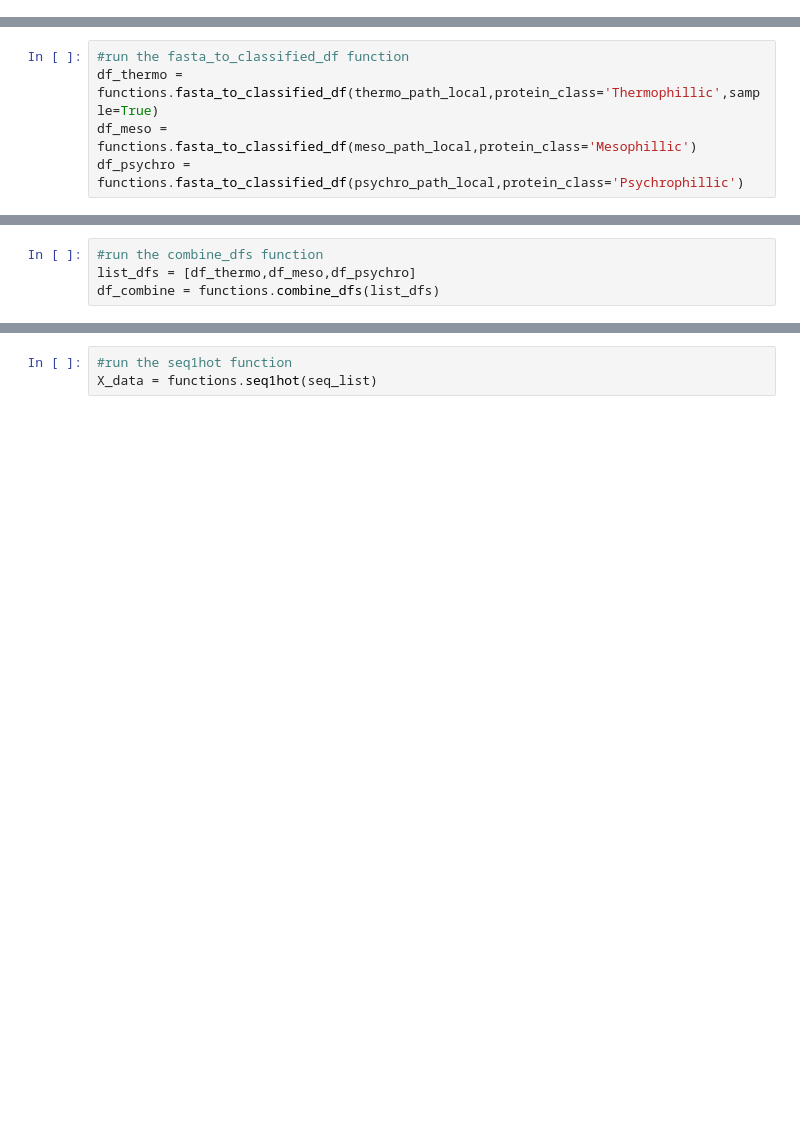
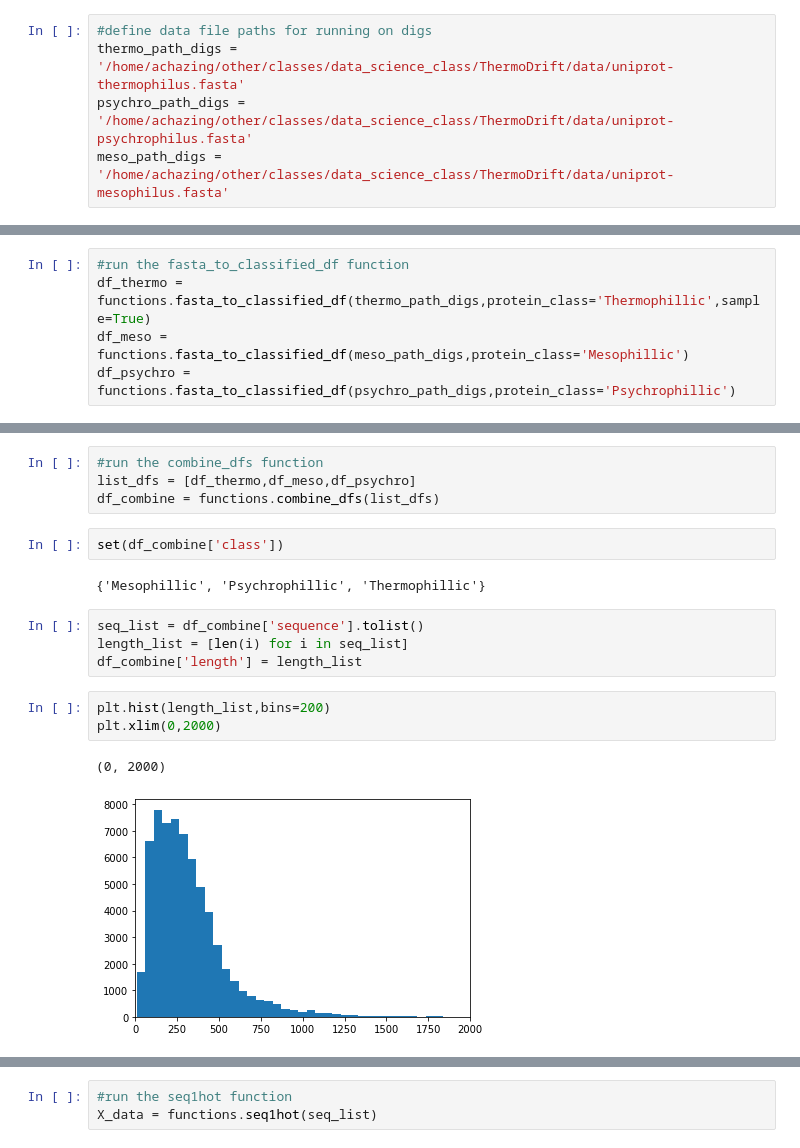
Before and after one commit to nicolepanek/ThermoDrift, a Jupyter notebook: jupyter_files/data_loader.ipynb, the cells around one changed output, grey strips where cells are left out. Drawn from its saved outputs; the diff is of its cells as text; blank space fills up the shorter version.

```diff
--- a/jupyter_files/data_loader.ipynb
+++ b/jupyter_files/data_loader.ipynb
@@ -10,6 +10,11 @@ import matplotlib.pyplot as plt
 import sys
 from torch.utils.data import TensorDataset, DataLoader
 import functions
+# %%
+#define data file paths for running on digs
+thermo_path_digs = '/home/achazing/other/classes/data_science_class/ThermoDrift/data/uniprot-thermophilus.fasta'
+psychro_path_digs = '/home/achazing/other/classes/data_science_class/ThermoDrift/data/uniprot-psychrophilus.fasta'
+meso_path_digs = '/home/achazing/other/classes/data_science_class/ThermoDrift/data/uniprot-mesophilus.fasta'
 # %%
 #define data file paths for running locally/testing
 thermo_path_local = '../../../data_sets/thermal_proteins/uniprot-thermophilus.fasta'
@@ -17,9 +22,9 @@ psychro_path_local = '../../../data_sets/thermal_proteins/uniprot-psychrophilus.
 meso_path_local = '../../../data_sets/thermal_proteins/uniprot-mesophilus.fasta'
 # %%
 #run the fasta_to_classified_df function
-df_thermo = functions.fasta_to_classified_df(thermo_path_local,protein_class='Thermophillic',sample=True)
-df_meso = functions.fasta_to_classified_df(meso_path_local,protein_class='Mesophillic')
-df_psychro = functions.fasta_to_classified_df(psychro_path_local,protein_class='Psychrophillic')
+df_thermo = functions.fasta_to_classified_df(thermo_path_digs,protein_class='Thermophillic',sample=True)
+df_meso = functions.fasta_to_classified_df(meso_path_digs,protein_class='Mesophillic')
+df_psychro = functions.fasta_to_classified_df(psychro_path_digs,protein_class='Psychrophillic')
 # %% [output]
 20718
 19386
@@ -28,3 +33,17 @@ df_psychro = functions.fasta_to_classified_df(psychro_path_local,protein_class='
 #run the combine_dfs function
 list_dfs = [df_thermo,df_meso,df_psychro]
 df_combine = functions.combine_dfs(list_dfs)
+# %%
+set(df_combine['class'])
+# %% [output]
+{'Mesophillic', 'Psychrophillic', 'Thermophillic'}
+# %%
+seq_list = df_combine['sequence'].tolist()
+length_list = [len(i) for i in seq_list]
+df_combine['length'] = length_list
+# %%
+plt.hist(length_list,bins=200)
+plt.xlim(0,2000)
+# %% [output]
+(0, 2000)
+[figure, added]
```
Also changed, not shown: parts of 8 cells of this notebook, 2 other files.
